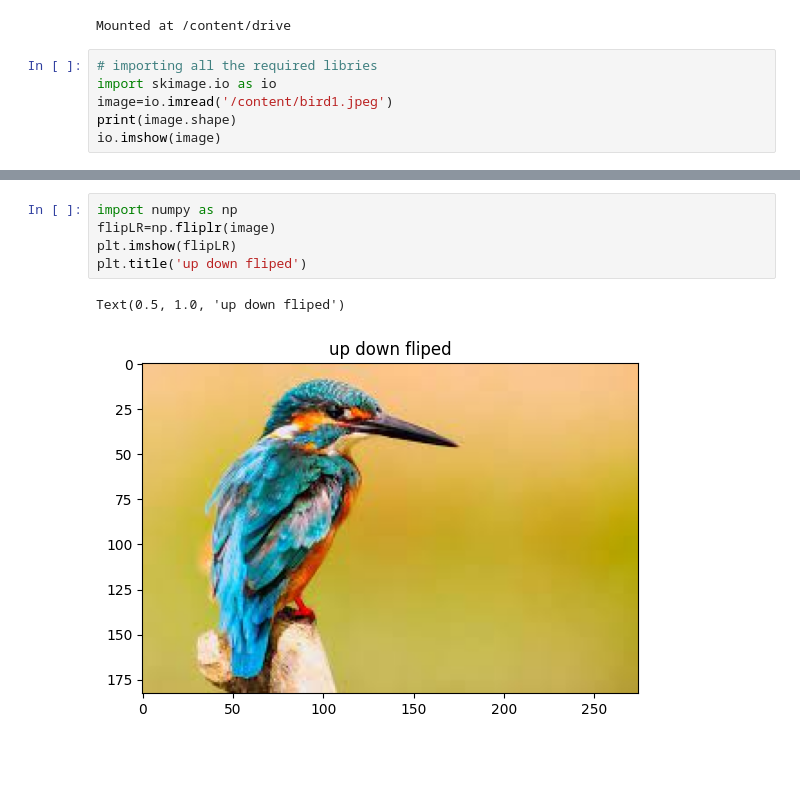
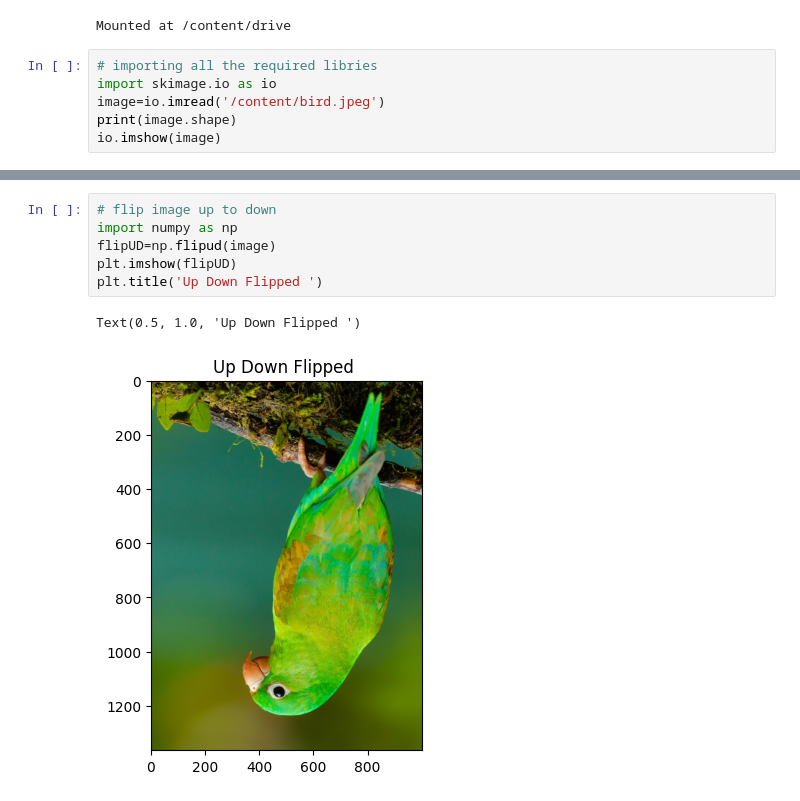
Before and after one commit to mahesh2356899/FMML-LAB1, a Jupyter notebook: Module_01_Lab_03_Augmentation.ipynb, the cells around one changed output, grey strips where cells are left out. Saved outputs shown, nothing was run; the diff lists cells and outputs as text; blank space fills up the shorter version.

```diff
--- a/Module_01_Lab_03_Augmentation.ipynb
+++ b/Module_01_Lab_03_Augmentation.ipynb
@@ -401,7 +404,7 @@ Mounted at /content/drive
 # %%
 # importing all the required libries
 import skimage.io as io
-image=io.imread('/content/bird1.jpeg')
+image=io.imread('/content/bird.jpeg')
 print(image.shape)
 io.imshow(image)
 # %% [output]
@@ -411,8 +414,9 @@ io.imshow(image)
 # %%
+# flip image up to down
 import numpy as np
-flipLR=np.fliplr(image)
-plt.imshow(flipLR)
-plt.title('up down fliped')
+flipUD=np.flipud(image)
+plt.imshow(flipUD)
+plt.title('Up Down Flipped ')
 # %% [output]
-Text(0.5, 1.0, 'up down fliped')
+Text(0.5, 1.0, 'Up Down Flipped ')
-[figure, old version]
+[figure, new version]
```
Also changed, not shown: parts of 8 cells of this notebook.
